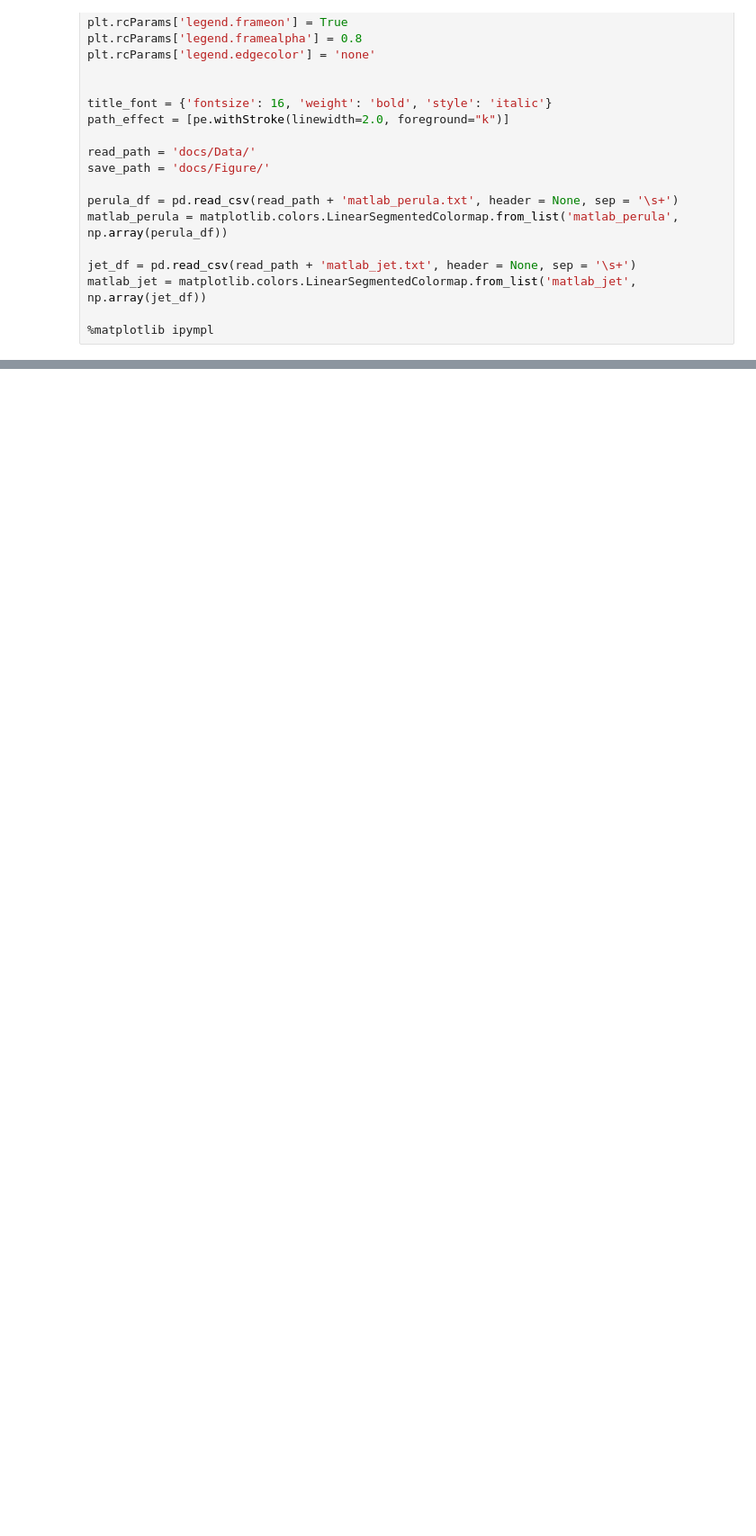
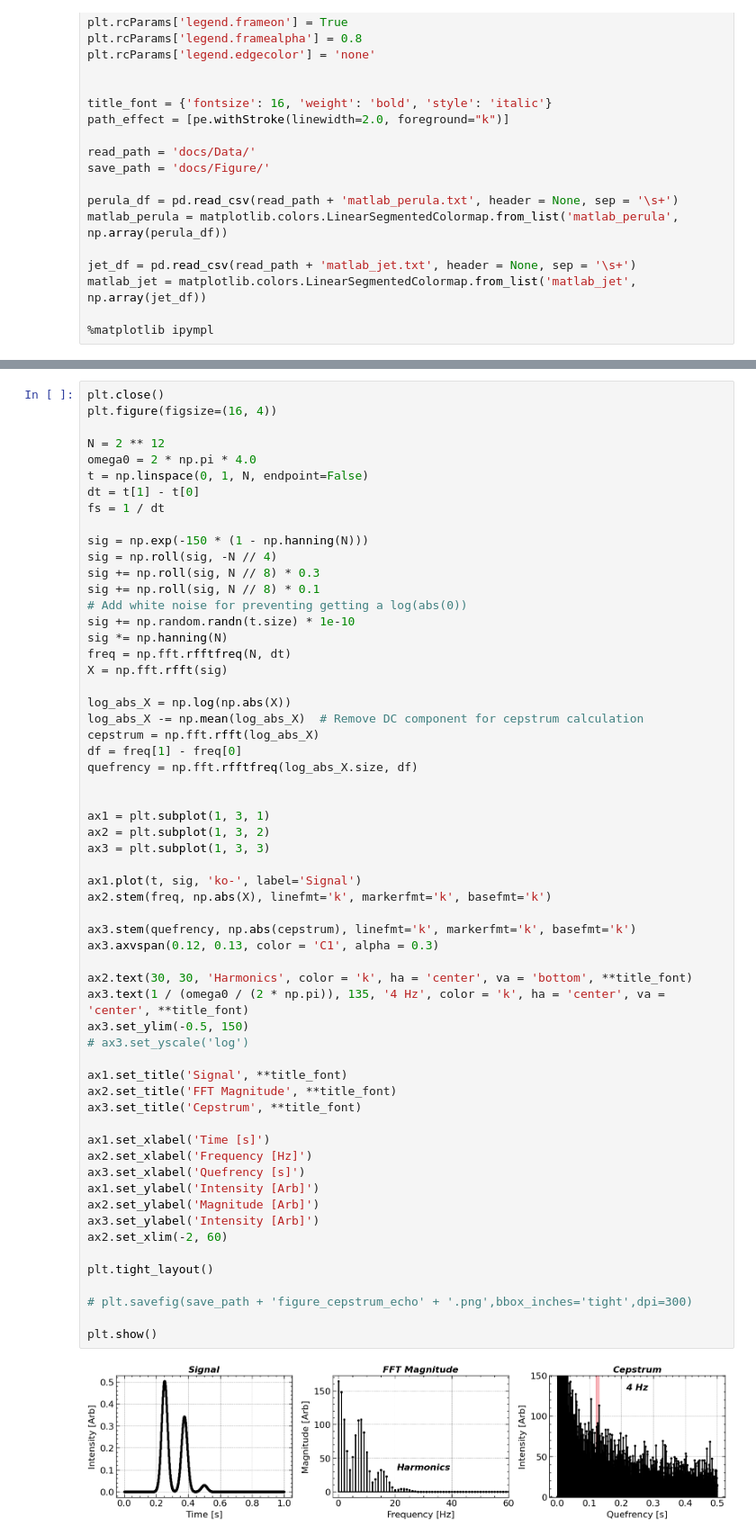
Before and after one commit to jiutongzhao/Time-Series-Data-Analysis, a Jupyter notebook: chap3.ipynb, the cells around one changed output, grey strips where cells are left out. Shown at 90% size. Cells and saved outputs as stored; diff of their text form; blank space fills up the shorter version.

```diff
--- a/chap3.ipynb
+++ b/chap3.ipynb
@@ -117,0 +175,61 @@ plt.show()
+# %%
+plt.close()
+plt.figure(figsize=(16, 4))
+
+N = 2 ** 12
+omega0 = 2 * np.pi * 4.0
+t = np.linspace(0, 1, N, endpoint=False)
+dt = t[1] - t[0]
+fs = 1 / dt
+
+sig = np.exp(-150 * (1 - np.hanning(N)))
+sig = np.roll(sig, -N // 4)
+sig += np.roll(sig, N // 8) * 0.3
+sig += np.roll(sig, N // 8) * 0.1
+# Add white noise for preventing getting a log(abs(0))
+sig += np.random.randn(t.size) * 1e-10
+sig *= np.hanning(N)
+freq = np.fft.rfftfreq(N, dt)
+X = np.fft.rfft(sig)
+
+log_abs_X = np.log(np.abs(X))
+log_abs_X -= np.mean(log_abs_X)  # Remove DC component for cepstrum calculation
+cepstrum = np.fft.rfft(log_abs_X)
+df = freq[1] - freq[0]
+quefrency = np.fft.rfftfreq(log_abs_X.size, df)
+
+
+ax1 = plt.subplot(1, 3, 1)
+ax2 = plt.subplot(1, 3, 2)
+ax3 = plt.subplot(1, 3, 3)
+
+ax1.plot(t, sig, 'ko-', label='Signal')
+ax2.stem(freq, np.abs(X), linefmt='k', markerfmt='k', basefmt='k')
+
+ax3.stem(quefrency, np.abs(cepstrum), linefmt='k', markerfmt='k', basefmt='k')
+ax3.axvspan(0.12, 0.13, color = 'C1', alpha = 0.3)
+
+ax2.text(30, 30, 'Harmonics', color = 'k', ha = 'center', va = 'bottom', **title_font)
+ax3.text(1 / (omega0 / (2 * np.pi)), 135, '4 Hz', color = 'k', ha = 'center', va = 'center', **title_font)
+ax3.set_ylim(-0.5, 150)
+# ax3.set_yscale('log')
+
+ax1.set_title('Signal', **title_font)
+ax2.set_title('FFT Magnitude', **title_font)
+ax3.set_title('Cepstrum', **title_font)
+
+ax1.set_xlabel('Time [s]')
+ax2.set_xlabel('Frequency [Hz]')
+ax3.set_xlabel('Quefrency [s]')
+ax1.set_ylabel('Intensity [Arb]')
+ax2.set_ylabel('Magnitude [Arb]')
+ax3.set_ylabel('Intensity [Arb]')
+ax2.set_xlim(-2, 60)
+
+plt.tight_layout()
+
+# plt.savefig(save_path + 'figure_cepstrum_echo' + '.png',bbox_inches='tight',dpi=300)
+
+plt.show()
+# %% [output]
+[figure, added]
```
Also changed, not shown: parts of 2 cells of this notebook, 11 other files.
